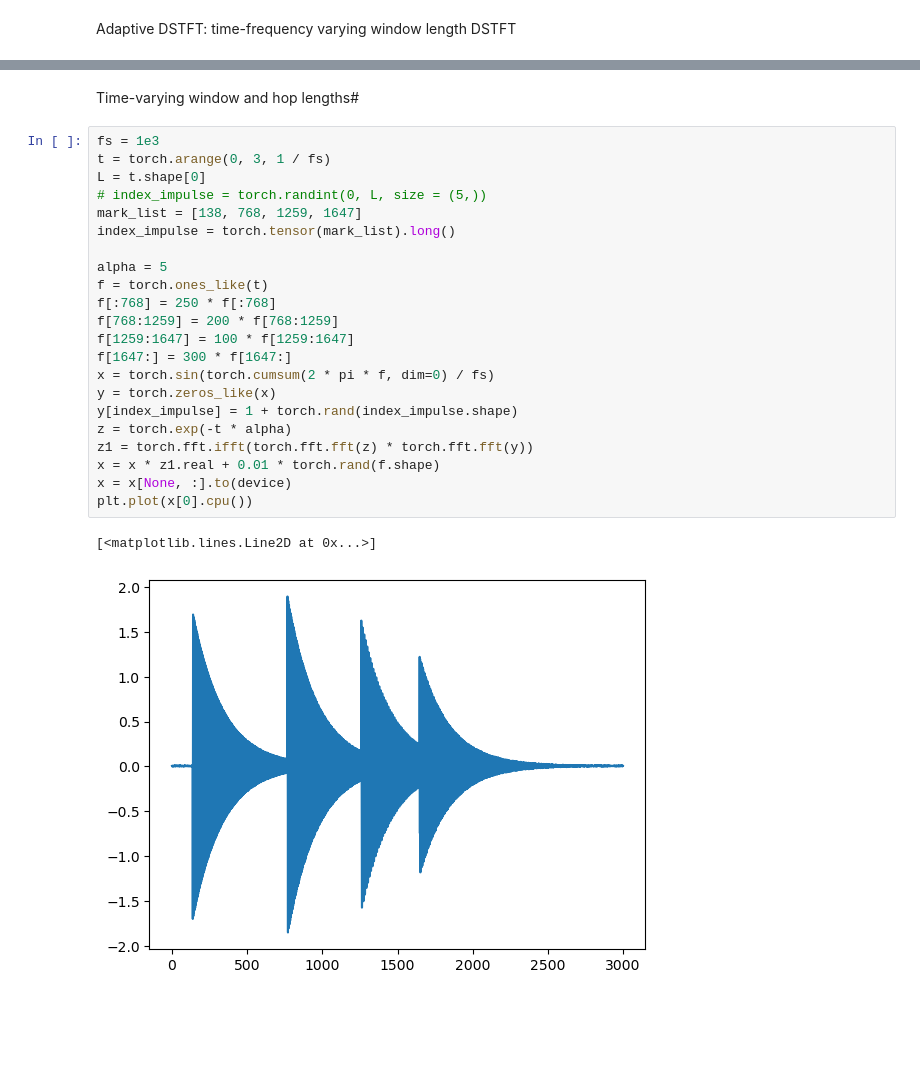
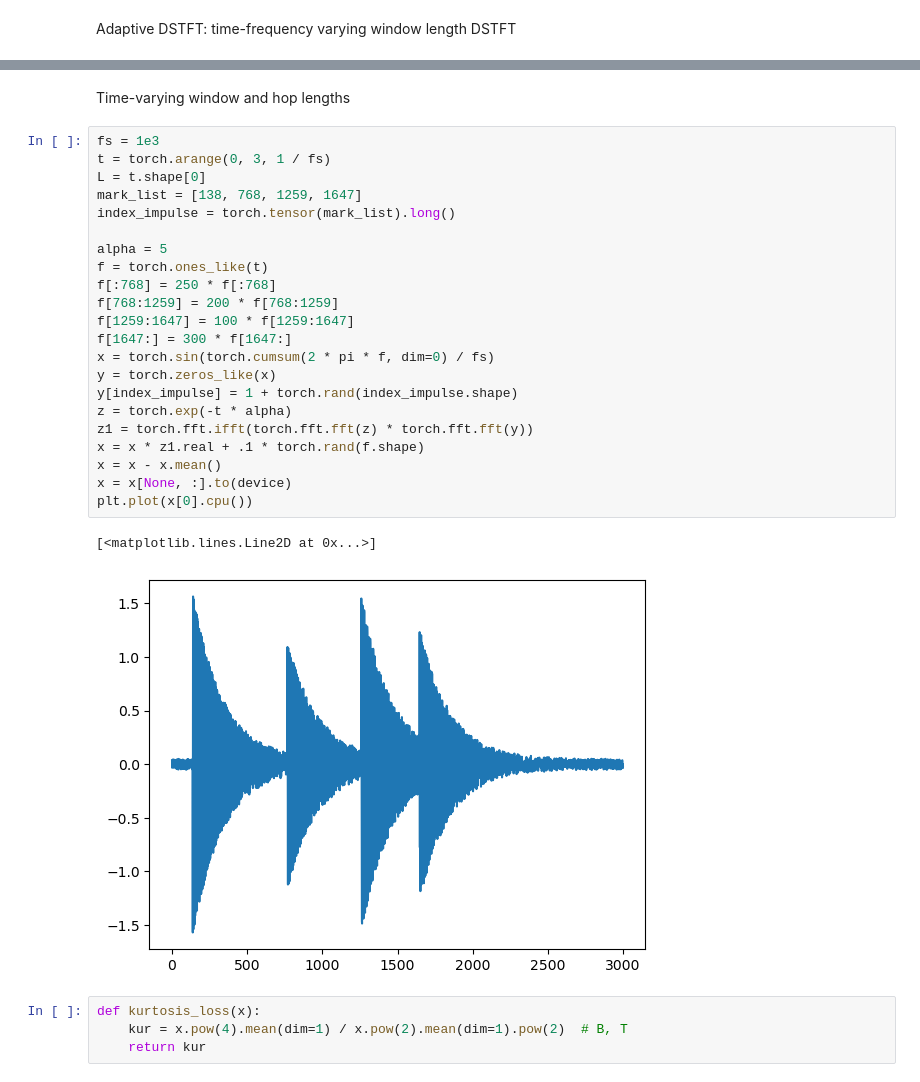
Before and after one commit to maxime-leiber/dstft, a Jupyter notebook: notebooks/1.ipynb, the cells around one changed output, grey strips where cells are left out. Cells and saved outputs as stored; diff of their text form; blank space fills up the shorter version.

```diff
--- a/notebooks/1.ipynb
+++ b/notebooks/1.ipynb
@@ -152,29 +155,33 @@ KeyboardInterrupt:
 # %% [markdown]
-Time-varying window and hop lengths#
+Time-varying window and hop lengths
 # %%
 fs = 1e3
 t = torch.arange(0, 3, 1 / fs)
 L = t.shape[0]
-# index_impulse = torch.randint(0, L, size = (5,))
 mark_list = [138, 768, 1259, 1647]
 index_impulse = torch.tensor(mark_list).long()
 
 alpha = 5
 f = torch.ones_like(t)
 f[:768] = 250 * f[:768]
 f[768:1259] = 200 * f[768:1259]
 f[1259:1647] = 100 * f[1259:1647]
 f[1647:] = 300 * f[1647:]
 x = torch.sin(torch.cumsum(2 * pi * f, dim=0) / fs)
 y = torch.zeros_like(x)
 y[index_impulse] = 1 + torch.rand(index_impulse.shape)
 z = torch.exp(-t * alpha)
 z1 = torch.fft.ifft(torch.fft.fft(z) * torch.fft.fft(y))
-x = x * z1.real + 0.01 * torch.rand(f.shape)
+x = x * z1.real + .1 * torch.rand(f.shape)
+x = x - x.mean()
 x = x[None, :].to(device)
 plt.plot(x[0].cpu())
 # %% [output]
 [<matplotlib.lines.Line2D at 0x...>]
-[figure, old version]
+[figure, new version]
+# %%
+def kurtosis_loss(x):
+    kur = x.pow(4).mean(dim=1) / x.pow(2).mean(dim=1).pow(2)  # B, T
+    return kur
 # %%
 for win_length in [100, 400, 1_000]:
```
Also changed, not shown: parts of 11 cells of this notebook, 3 other files.
